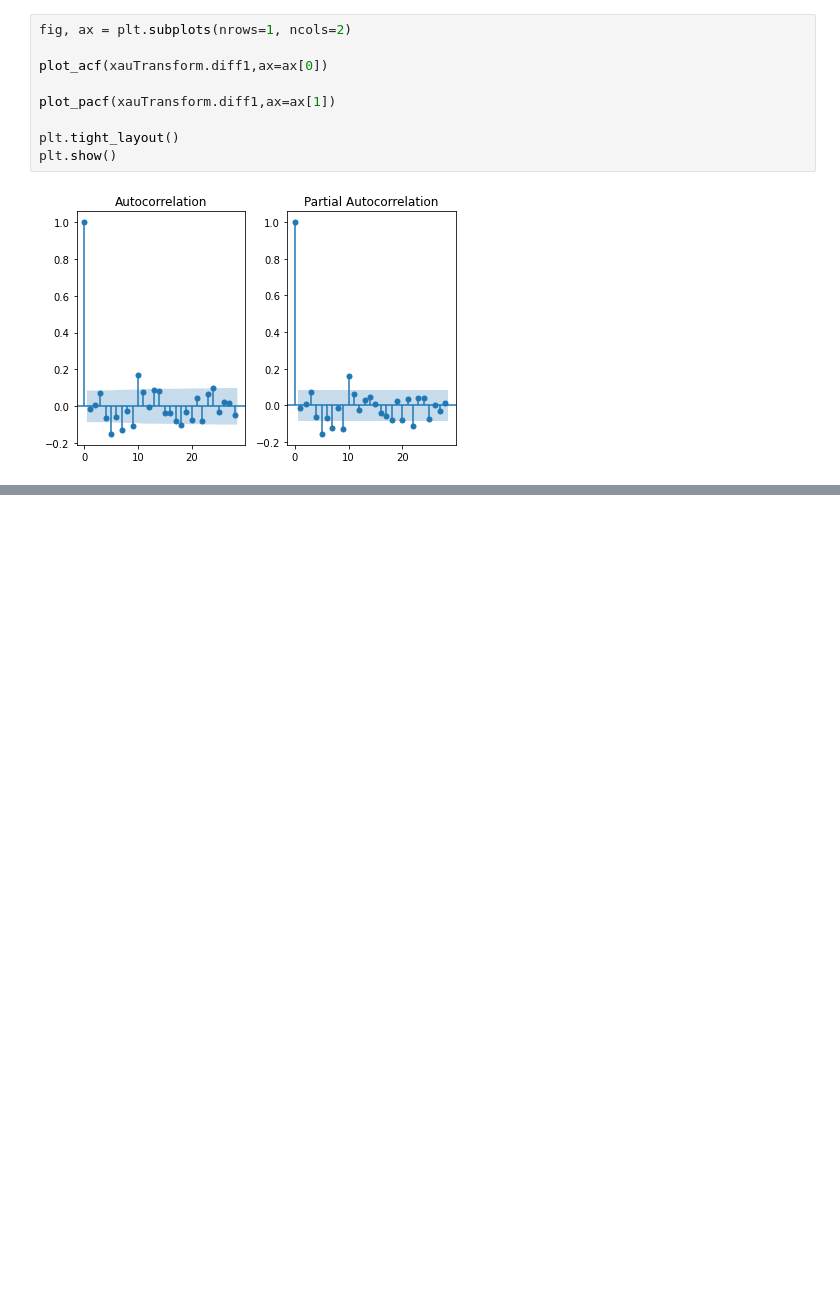
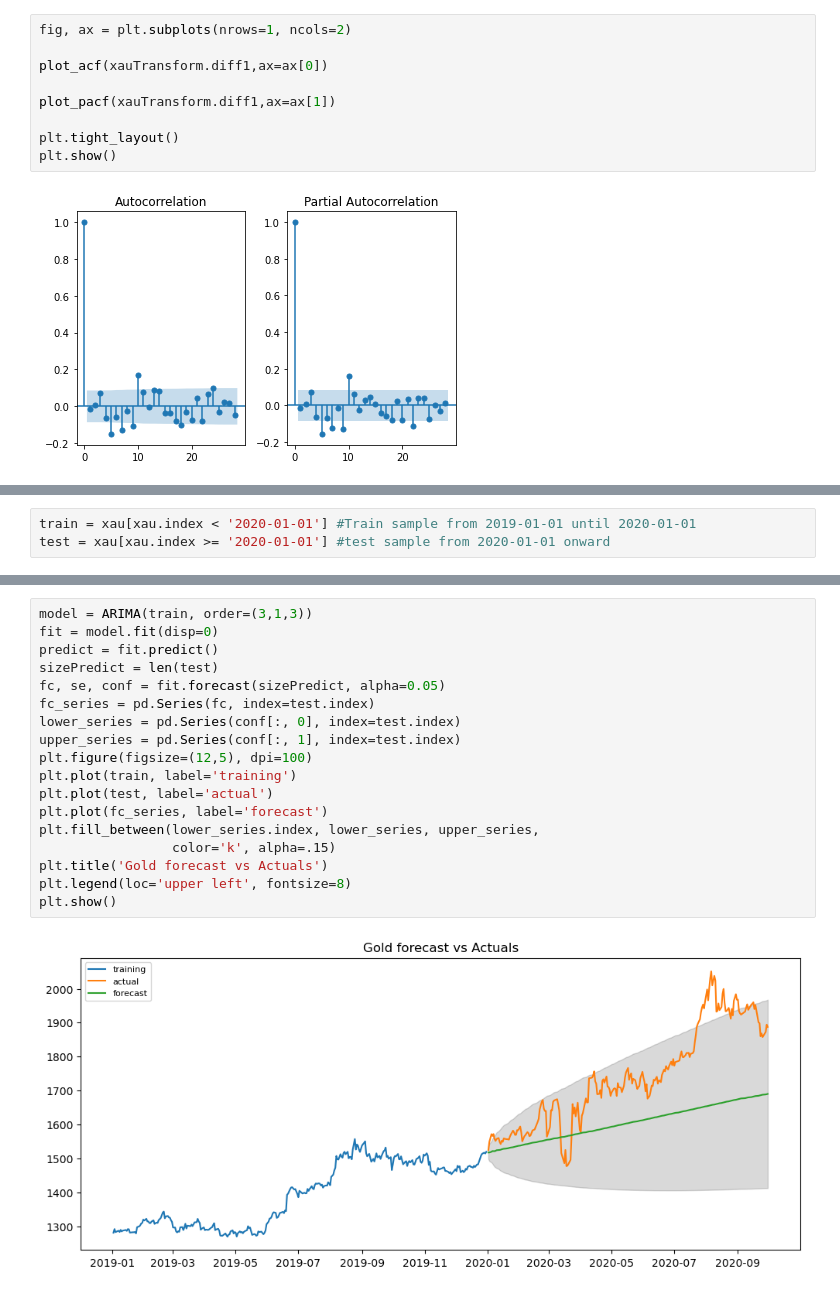
Before and after one commit to FranckNgN/Spot-prediction, a Jupyter notebook: report.ipynb, the cells around one changed output, grey strips where cells are left out. Cells and saved outputs as stored; diff of their text form; blank space fills up the shorter version.

```diff
--- a/report.ipynb
+++ b/report.ipynb
@@ -335,0 +348,3 @@ plt.show()
+# %%
+train = xau[xau.index < '2020-01-01'] #Train sample from 2019-01-01 until 2020-01-01
+test = xau[xau.index >= '2020-01-01'] #test sample from 2020-01-01 onward
@@ -335,0 +360,20 @@ plt.show()
+# %%
+model = ARIMA(train, order=(3,1,3))
+fit = model.fit(disp=0)
+predict = fit.predict()
+sizePredict = len(test)
+fc, se, conf = fit.forecast(sizePredict, alpha=0.05)
+fc_series = pd.Series(fc, index=test.index)
+lower_series = pd.Series(conf[:, 0], index=test.index)
+upper_series = pd.Series(conf[:, 1], index=test.index)
+plt.figure(figsize=(12,5), dpi=100)
+plt.plot(train, label='training')
+plt.plot(test, label='actual')
+plt.plot(fc_series, label='forecast')
+plt.fill_between(lower_series.index, lower_series, upper_series,
+                 color='k', alpha=.15)
+plt.title('Gold forecast vs Actuals')
+plt.legend(loc='upper left', fontsize=8)
+plt.show()
+# %% [output]
+[figure, added]
```
Also changed, not shown: parts of 4 cells of this notebook.
